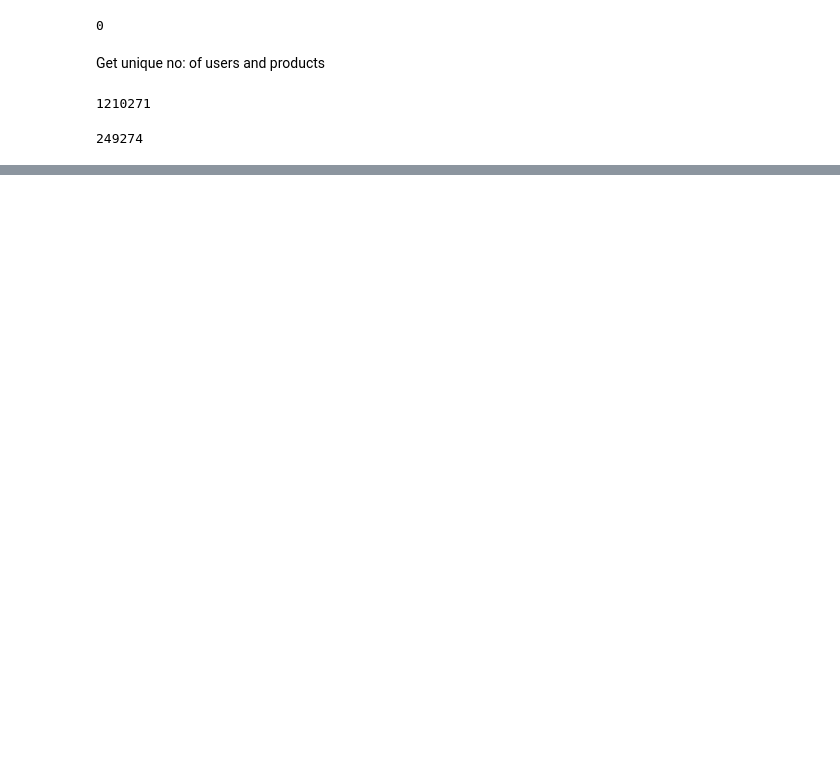
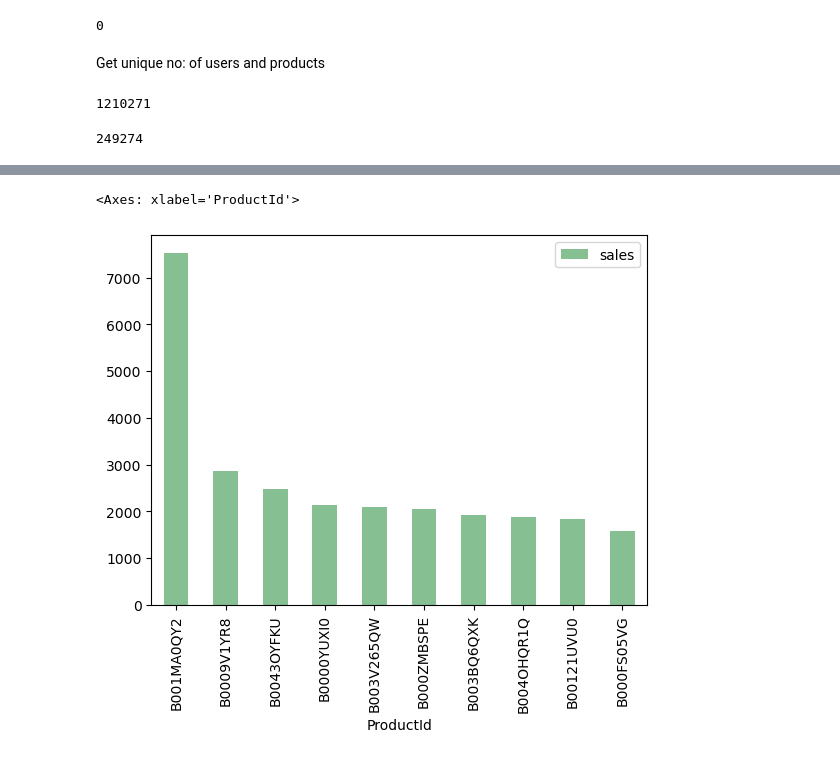
Before and after one commit to vgtgayan/rec-sys, a Jupyter notebook: eda.ipynb, the cells around one changed output, grey strips where cells are left out. Drawn from its saved outputs; the diff is of its cells as text; code cells hidden in the pictures; blank space fills up the shorter version.

```diff
--- a/eda.ipynb
+++ b/eda.ipynb
@@ -65,3 +97,6 @@ df.UserId.nunique()
 df.ProductId.nunique()
 # %% [output]
 249274
+# %%
+agg_df['sales'] = pd.DataFrame(df.groupby('ProductId')['Rating'].count())
+agg_df
@@ -67,0 +118,5 @@ df.ProductId.nunique()
+# %%
+agg_df = agg_df.drop('Rating', axis=1)
+# %%
+best_seller_df = agg_df.sort_values('sales', ascending=False).head(10)
+best_seller_df
@@ -67,0 +136,5 @@ df.ProductId.nunique()
+# %%
+best_seller_df.plot(y='sales', kind="bar", color='#86bf91')
+# %% [output]
+<Axes: xlabel='ProductId'>
+[figure, added]
```
Also changed, not shown: parts of 9 cells of this notebook, 4 other files.
